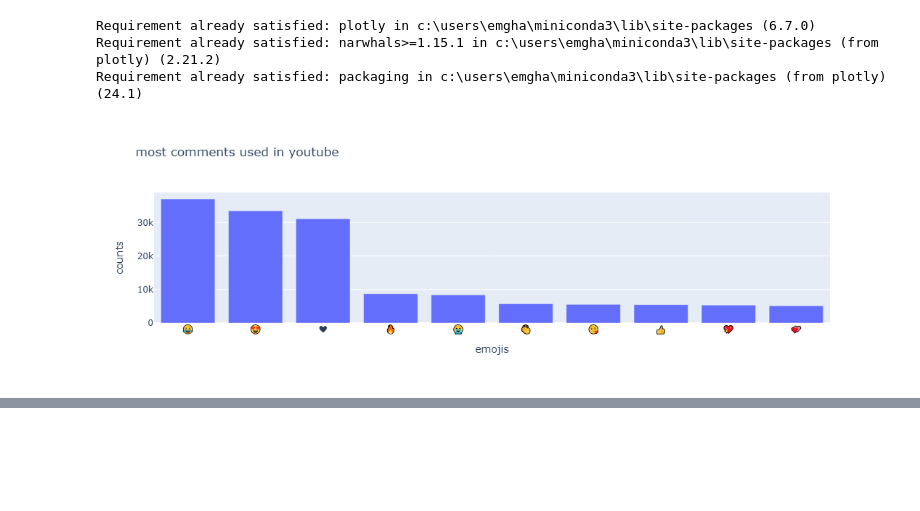
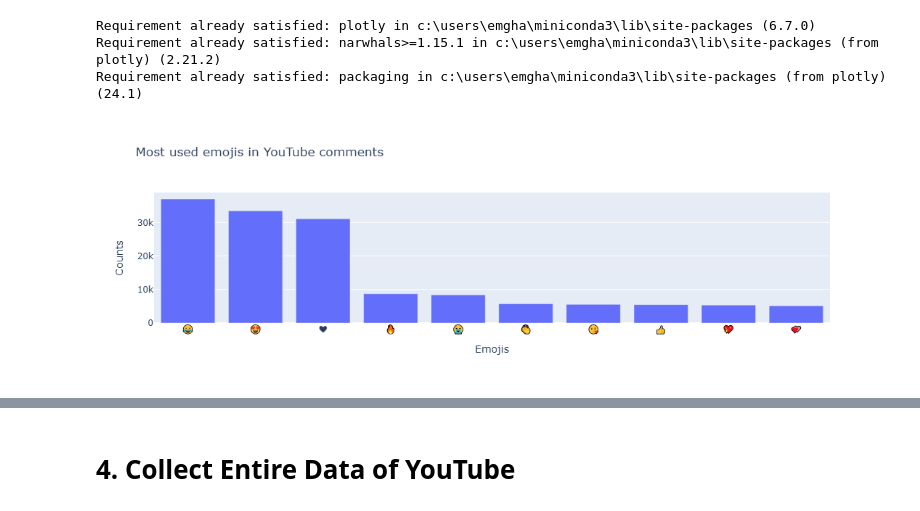
Before and after one commit to emghanbari/youtube-data-analysis, a Jupyter notebook: youtube_data_analysis.ipynb, the cells around one changed output, grey strips where cells are left out. Saved outputs shown, nothing was run; the diff lists cells and outputs as text; code cells hidden in the pictures; blank space fills up the shorter version.

Commit message:
Add comments to Youtube data analysis notebook

```diff
--- a/youtube_data_analysis.ipynb
+++ b/youtube_data_analysis.ipynb
@@ -1,4 +5,13 @@
 # %%
+# Import pandas for reading and working with tabular data
 import pandas as pd
 
-df = pd.read_csv(r"C:\Users\emgha\Downloads\UScomments.csv", on_bad_lines="skip")
+# Read the YouTube comments CSV file.
+# on_bad_lines="skip" skips broken rows that do not match the CSV structure.
+df = pd.read_csv(
+    r"C:\Users\emgha\Downloads\UScomments.csv",
+    on_bad_lines="skip"
+)
+
+# Display the DataFrame to quickly check that the file loaded correctly
+df
@@ -95,18 +138,21 @@ Requirement already satisfied: plotly in c:\users\emgha\miniconda3\lib\site-pack
 Requirement already satisfied: narwhals>=1.15.1 in c:\users\emgha\miniconda3\lib\site-packages (from plotly) (2.21.2)
 Requirement already satisfied: packaging in c:\users\emgha\miniconda3\lib\site-packages (from plotly) (24.1)
 # %%
+# Import Plotly Express for simple chart creation
 import plotly.express as px
+
+# Create a bar chart showing the most used emojis
 fig = px.bar(
-        x = emojis,
-        y = counts,
-        title = "most comments used in youtube",
-        labels ={
-        "x": "emojis",
-        "y": "counts"
-        }
+    x=emojis,
+    y=counts,
+    title="Most used emojis in YouTube comments",
+    labels={
+        "x": "Emojis",
+        "y": "Counts"
+    }
+)
 
-    )
 fig
 # %% [output]
-[figure, old version]
+[figure, new version]
 # %%
@@ -116,4 +164,6 @@ pio.renderers.default = "iframe"
 fig.show()
 # %% [output]
 [interactive output not drawn]
+# %% [markdown]
+# **4. Collect Entire Data of YouTube**
 # %%
```
Also changed, not shown: parts of 71 cells of this notebook.
